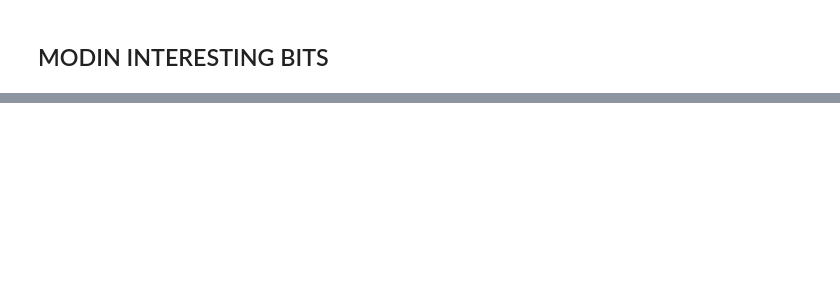
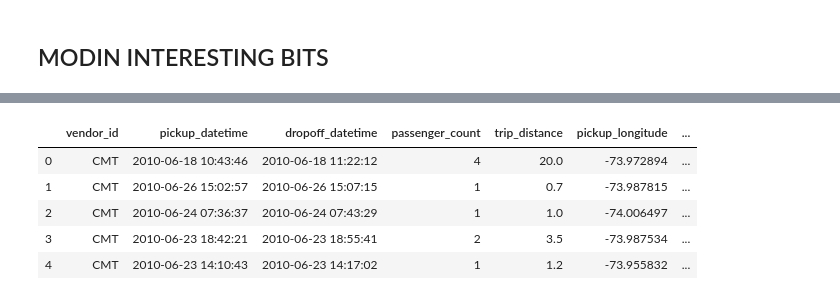
Before and after one commit to boboburo/push-over-pandas_pycon-ireland-19, a Jupyter notebook: 4_modin_test.ipynb, the cells around one changed output, grey strips where cells are left out. Cells and saved outputs as stored; diff of their text form; code cells hidden in the pictures; blank space fills up the shorter version.

```diff
--- a/4_modin_test.ipynb
+++ b/4_modin_test.ipynb
@@ -91,0 +154,9 @@ ray.shutdown()
+# %%
+yellow_trip.head()
+# %% [output]
+|  | vendor_id | pickup_datetime | dropoff_datetime | passenger_count | trip_distance | pickup_longitude | ... |
+| 0 | CMT | 2010-06-18 10:43:46 | 2010-06-18 11:22:12 | 4 | 20.0 | -73.972894 | ... |
+| 1 | CMT | 2010-06-26 15:02:57 | 2010-06-26 15:07:15 | 1 | 0.7 | -73.987815 | ... |
+| 2 | CMT | 2010-06-24 07:36:37 | 2010-06-24 07:43:29 | 1 | 1.0 | -74.006497 | ... |
+| 3 | CMT | 2010-06-23 18:42:21 | 2010-06-23 18:55:41 | 2 | 3.5 | -73.987534 | ... |
+| 4 | CMT | 2010-06-23 14:10:43 | 2010-06-23 14:17:02 | 1 | 1.2 | -73.955832 | ... |
```
Also changed, not shown: parts of 10 cells of this notebook, 10 other files.
